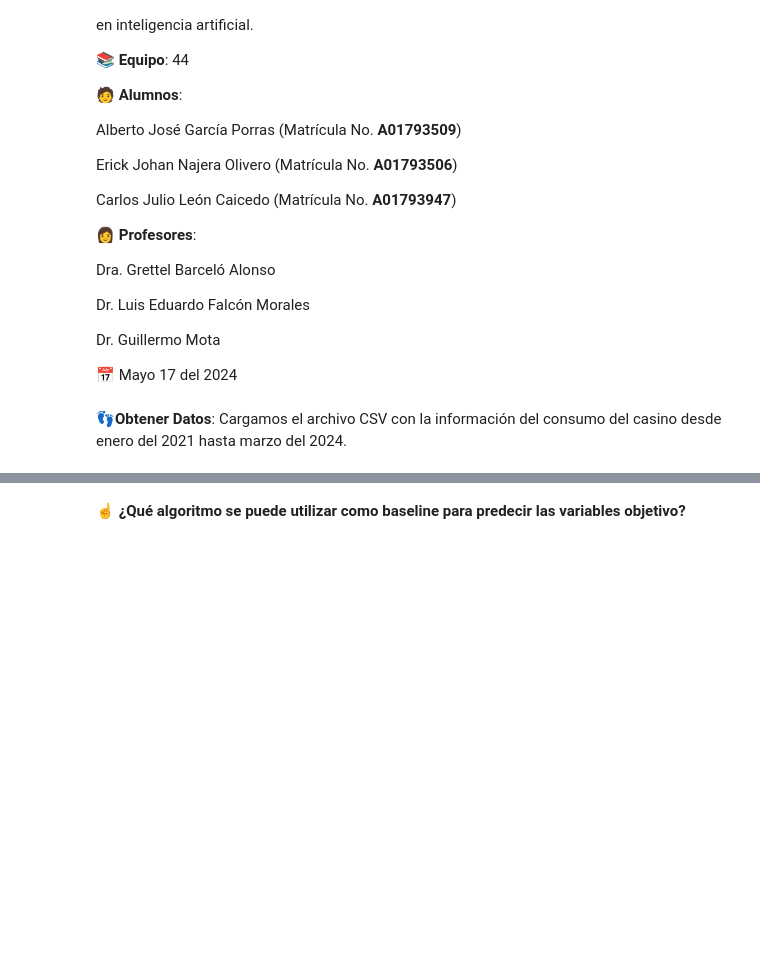
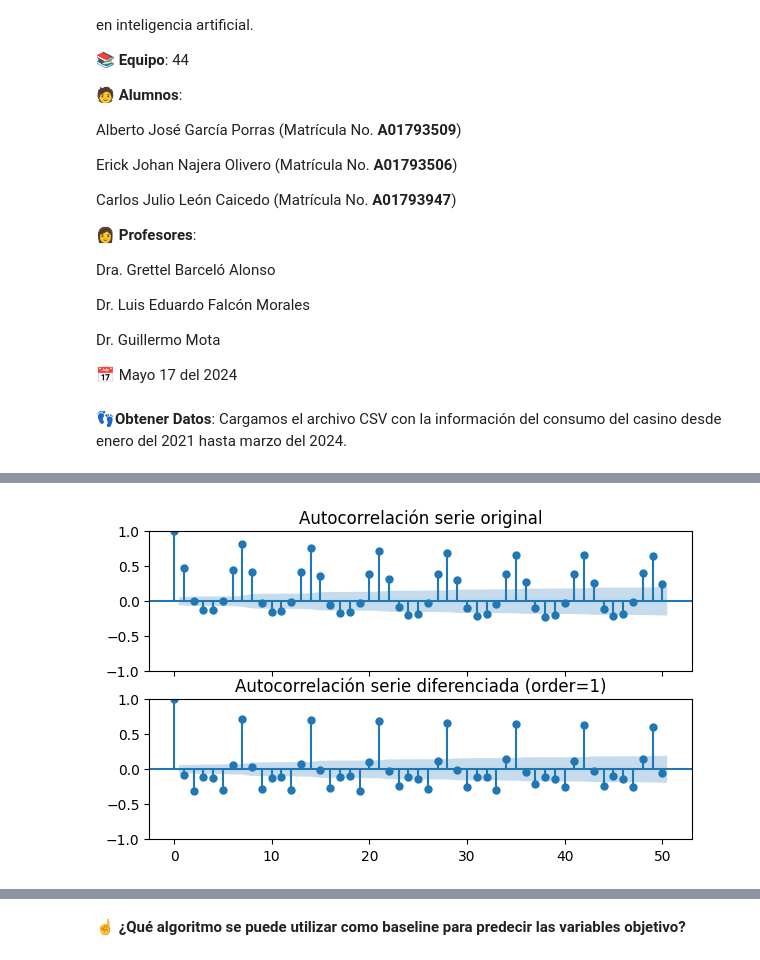
Before and after one commit to A01793509/Equipo_44, a Jupyter notebook: Avance3_44.ipynb, the cells around one changed output, grey strips where cells are left out. Saved outputs shown, nothing was run; the diff lists cells and outputs as text; code cells hidden in the pictures; blank space fills up the shorter version.

```diff
--- a/Avance3_44.ipynb
+++ b/Avance3_44.ipynb
@@ -56,0 +287,10 @@ dfCasinoConsumo.head()
+# %%
+# Grafico de autocorrelación para la serie original y la serie diferenciada
+# ==============================================================================
+fig, axs = plt.subplots(nrows=2, ncols=1, figsize=(7, 4), sharex=True)
+plot_acf(grouped, ax=axs[0], lags=50, alpha=0.05)
+axs[0].set_title('Autocorrelación serie original')
+plot_acf(datos_diff_1, ax=axs[1], lags=50, alpha=0.05)
+axs[1].set_title('Autocorrelación serie diferenciada (order=1)');
+# %% [output]
+[figure, added]
```
Also changed, not shown: parts of 22 cells of this notebook.
